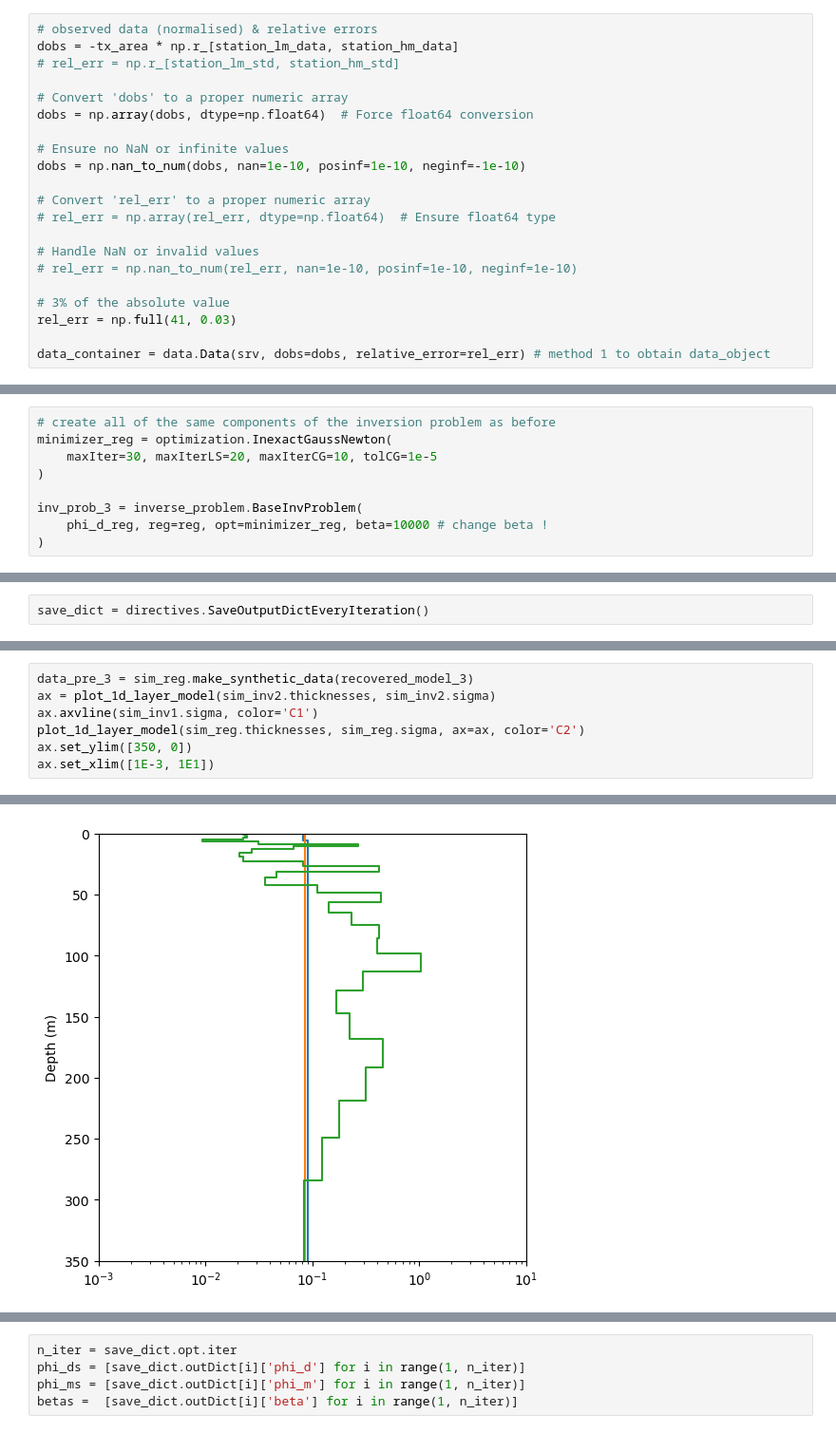
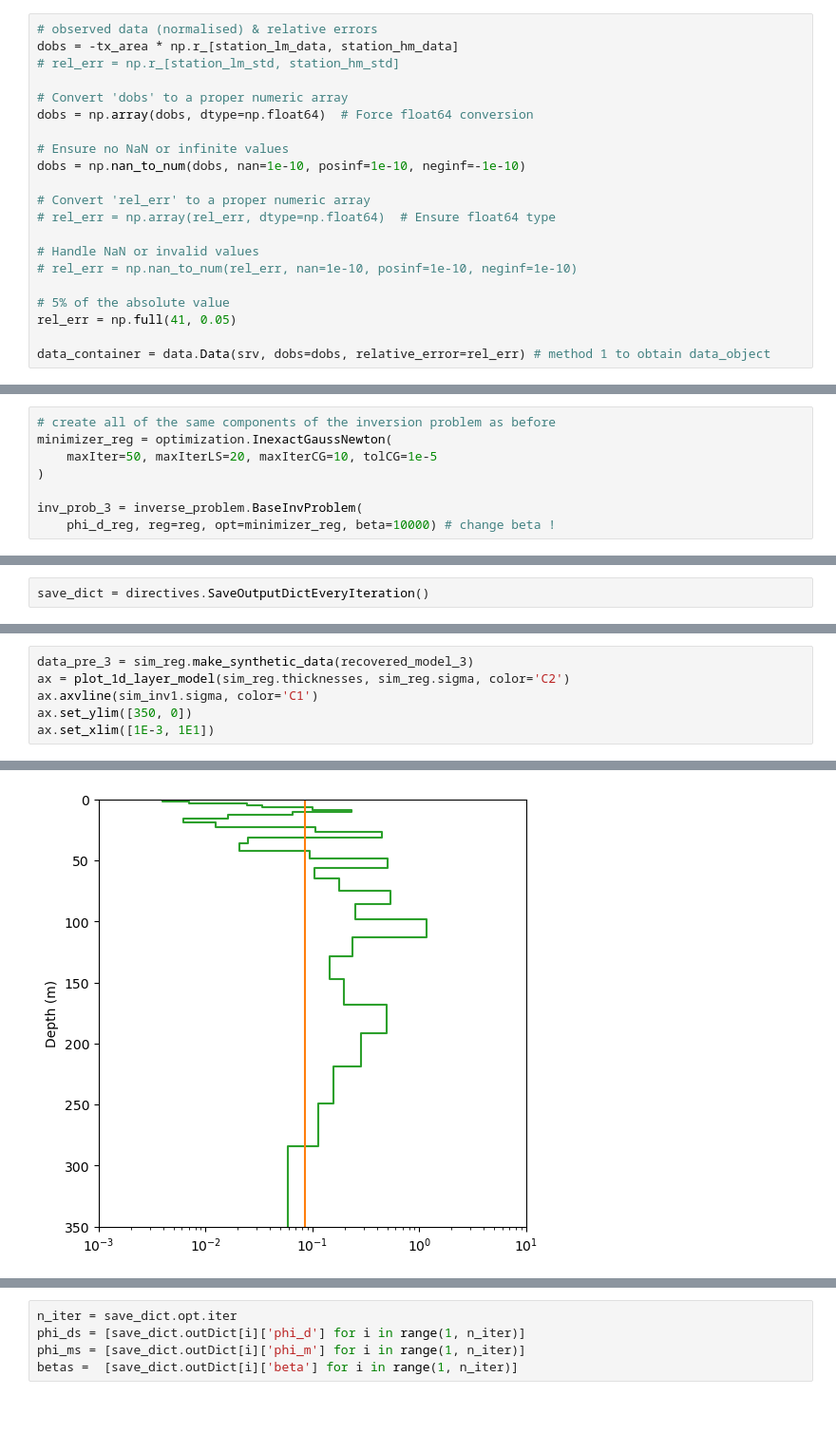
Before and after one commit to oscarshek/EOSC-556-Project, a Jupyter notebook: Notebook/AusAEM_WA-5percenterror.ipynb, the cells around one changed output, grey strips where cells are left out. Shown at 95% size. Cells and saved outputs as stored; diff of their text form.

```diff
--- a/Notebook/AusAEM_WA-5percenterror.ipynb
+++ b/Notebook/AusAEM_WA-5percenterror.ipynb
@@ -308,8 +308,8 @@ dobs = np.nan_to_num(dobs, nan=1e-10, posinf=1e-10, neginf=-1e-10)
 # Handle NaN or invalid values
 # rel_err = np.nan_to_num(rel_err, nan=1e-10, posinf=1e-10, neginf=1e-10)
 
-# 3% of the absolute value
-rel_err = np.full(41, 0.03)
+# 5% of the absolute value
+rel_err = np.full(41, 0.05)
 
 data_container = data.Data(srv, dobs=dobs, relative_error=rel_err) # method 1 to obtain data_object
 # %% [markdown]
@@ -490,12 +490,11 @@ m_0_reg = np.full(mesh.n_cells, recovered_model[0])
 # %%
 # create all of the same components of the inversion problem as before
 minimizer_reg = optimization.InexactGaussNewton(
-    maxIter=30, maxIterLS=20, maxIterCG=10, tolCG=1e-5
+    maxIter=50, maxIterLS=20, maxIterCG=10, tolCG=1e-5
 )
 
 inv_prob_3 = inverse_problem.BaseInvProblem(
-    phi_d_reg, reg=reg, opt=minimizer_reg, beta=10000 # change beta !
-)
+    phi_d_reg, reg=reg, opt=minimizer_reg, beta=10000) # change beta !
 # %%
 # update_jacobi = directives.UpdatePreconditioner(update_every_iteration=True)
 #starting_beta = directives.BetaEstimate_ByEig(beta0_ratio=5)
@@ -530,11 +529,10 @@ model has any nan: 0
 ------------------------- DONE! -------------------------
 # %%
 data_pre_3 = sim_reg.make_synthetic_data(recovered_model_3)
-ax = plot_1d_layer_model(sim_inv2.thicknesses, sim_inv2.sigma)
+ax = plot_1d_layer_model(sim_reg.thicknesses, sim_reg.sigma, color='C2')
 ax.axvline(sim_inv1.sigma, color='C1')
-plot_1d_layer_model(sim_reg.thicknesses, sim_reg.sigma, ax=ax, color='C2')
 ax.set_ylim([350, 0])
 ax.set_xlim([1E-3, 1E1])
 # %% [output]
 (0.001, 10.0)
-[figure, old version]
+[figure, new version]
```
Also changed, not shown: parts of 17 cells of this notebook, 1 other file.
